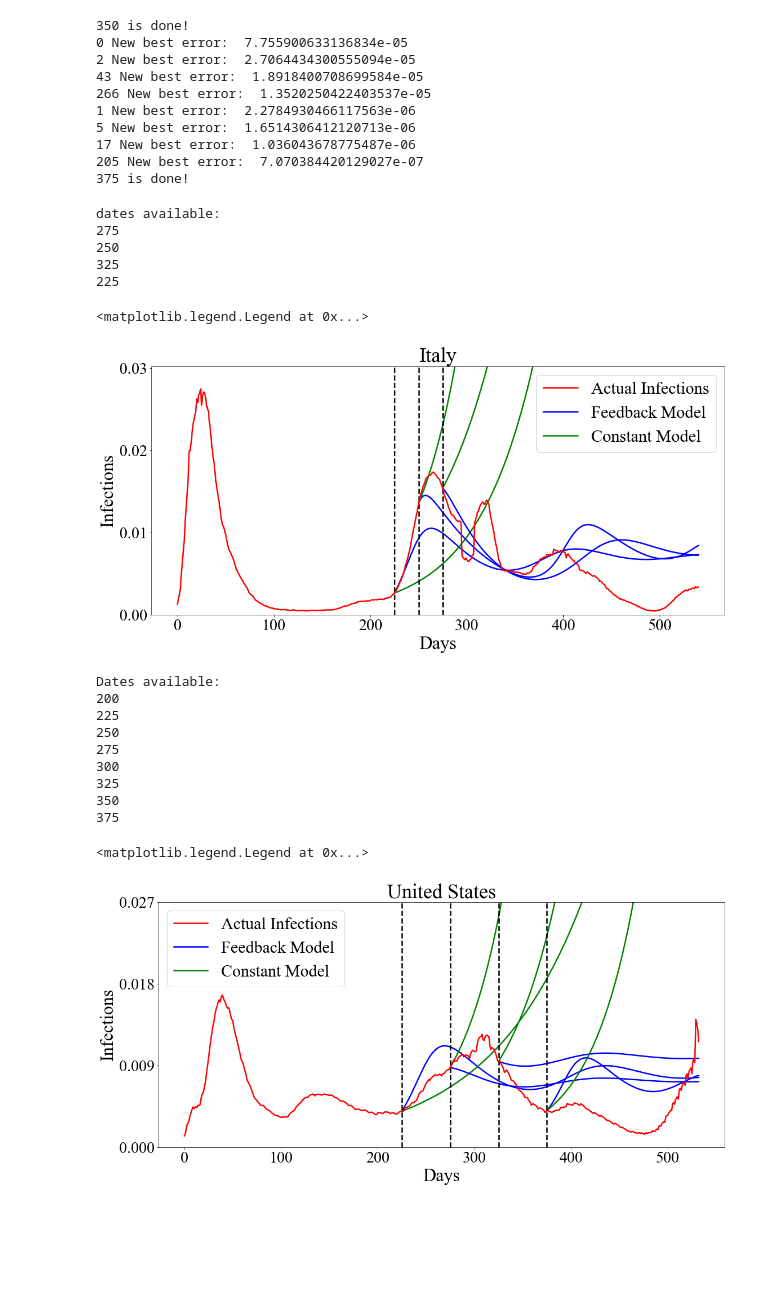
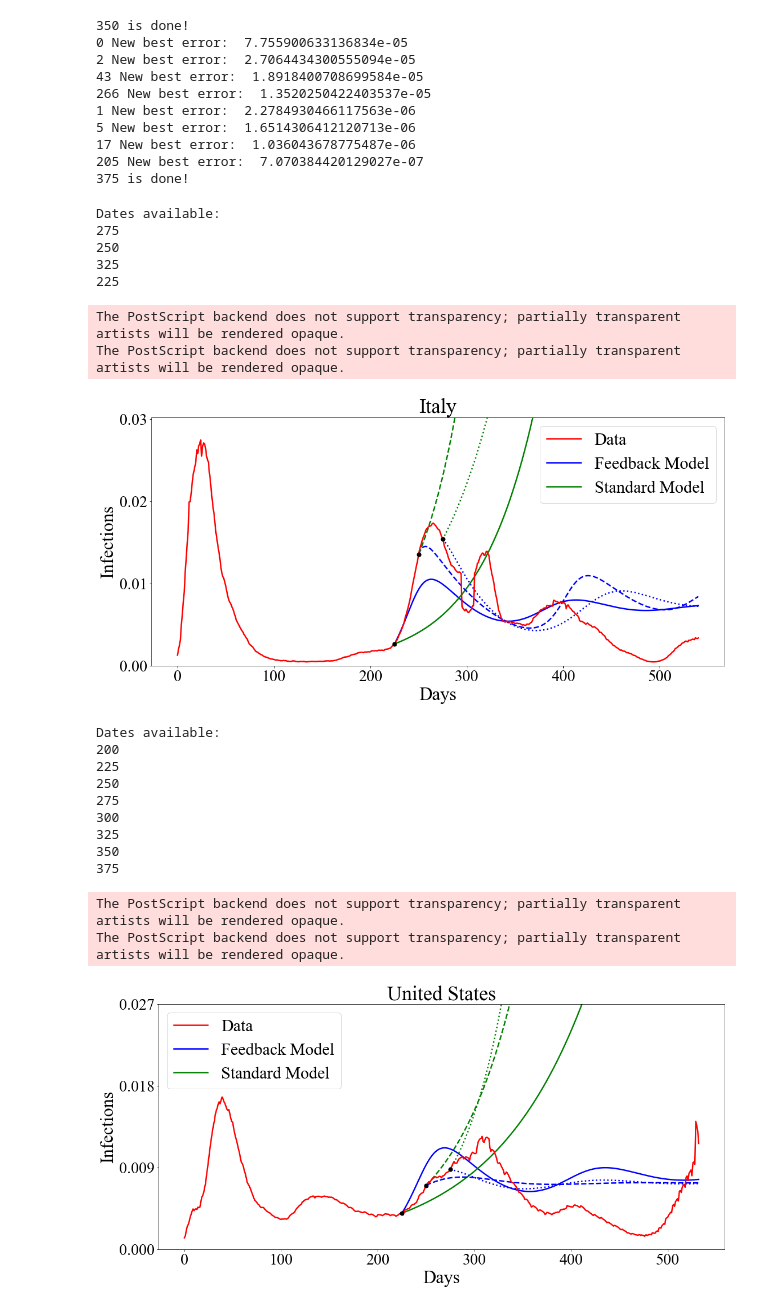
Before and after one commit to holiday-pettijohn/COVID-Tracking-Biola-Summer, a Jupyter notebook: Code/Feedback Paper Code/Simulation Figure.ipynb, the cells around one changed output. Cells and saved outputs as stored; diff of their text form; code cells hidden in the pictures; blank space fills up the shorter version.

Commit message:
figures are never done, plots are eternal

```diff
--- a/Code/Feedback Paper Code/Simulation Figure.ipynb
+++ b/Code/Feedback Paper Code/Simulation Figure.ipynb
@@ -255,31 +256,30 @@ for simDateStr in italyFits:
     print(simDateStr)
 
 simDateList = ["225", "250", "275"]
+linestyles = ["solid", "dashed", "dotted"]
 
 fig, ax = plt.subplots(figsize=(18,8))
 
 import matplotlib.lines
 plt.rcParams['font.family'] = "Times New Roman"
 
-for simDateStr in simDateList:
+for i in range(len(simDateList)):
+    simDateStr = simDateList[i]
     params = italyFits[simDateStr]
     paramsConst = italyConstFits[simDateStr]
     simDate = int(simDateStr)
 
-    xSeries = np.arange(0,len(I),1)
+    xSeries = np.arange(0,len(I), 1)
 
     simA, simI = gdm.simFunc(params, consts, giveA=True)
     params[0] = simA[simDate]
     params[1] = I[simDate]
     paramsConst[0] = I[simDate]
 
-    ax.plot(xSeries[simDate:], gdm.simFunc(params,consts)[:-simDate], color="blue", linewidth=2.5)
-    ax.plot(xSeries[simDate:], gdm.simFuncConst(paramsConst,consts)[:-simDate], color="green", linewidth=2.5)
+    ax.plot(xSeries[simDate:], gdm.simFunc(params,consts)[:-simDate], color="blue", linewidth=2.5, linestyle=linestyles[i])
+    ax.plot(xSeries[simDate:], gdm.simFuncConst(paramsConst,consts)[:-simDate], color="green", linewidth=2.5, linestyle=linestyles[i])
 
-    ax.axvline(x=simDate, color="black", linestyle="dashed", linewidth=2.5)
-
-
-ax.plot(xSeries, I, color="red", label="Actual Infections", linewidth=2.5)
+ax.plot(xSeries, I, color="red", label="Data", linewidth=2.5)
 ax.set_ylim([0, 1.1*max(I)])
 
 ax.set_yticks([0, .01, .02, .03]) #manually set y ticks
@@ -291,18 +291,23 @@ ax.tick_params(axis='x', labelsize=28)
 ax.tick_params(axis='y', labelsize=28)
 
 ax.plot([0],[1], color="blue", linewidth=2.5, label="Feedback Model") #to show up in the legend
-ax.plot([0],[1], color="green", linewidth=2.5, label="Constant Model") #to show up in the legend
+ax.plot([0],[1], color="green", linewidth=2.5, label="Standard Model") #to show up in the legend
 ax.legend(fontsize=30)
 
-#plt.savefig("Figures/ItalySimulations.jpeg", bbox_inches = 'tight')
+
+for simDateStr in simDateList:
+    simDate = int(simDateStr)
+    ax.scatter(x=simDate, y=I[simDate], color="black", s=50, zorder=20) #zorder is layer number, s is size
+plt.savefig("Figures/ItalySimulations.eps", bbox_inches = 'tight')
 # %% [output]
-dates available:
+Dates available:
 275
 250
 325
 225
-<matplotlib.legend.Legend at 0x...>
+The PostScript backend does not support transparency; partially transparent artists will be rendered opaque.
+The PostScript backend does not support transparency; partially transparent artists will be rendered opaque.
-[figure, old version]
+[figure, new version]
 # %%
 fitFileName = "..\\..\\Data\\AIRD fits\\USSimFits.csv"
 fitConstFileName = "..\\..\\Data\\AIRD fits\\USSimFitsConst.csv"
@@ -316,14 +321,16 @@ print("Dates available: ")
 for simDateStr in usFits:
     print(simDateStr)
 
-simDateList = ["225", "275","325","375"] #["200", "225", "250", "275", "300", "325", "350", "375"]
+simDateList = ["225", "250", "275"] #["200", "225", "250", "275", "300", "325", "350", "375"]
+linestyles = ["solid", "dashed", "dotted"]
 
 fig, ax = plt.subplots(figsize=(18,8))
 
 import matplotlib.lines
 plt.rcParams['font.family'] = "Times New Roman"
 
-for simDateStr in simDateList:
+for i in range(len(simDateList)):
+    simDateStr = simDateList[i]
     params = usFits[simDateStr]
     paramsConst = usConstFits[simDateStr]
     simDate = int(simDateStr)
@@ -333,39 +340,43 @@ for simDateStr in simDateList:
     simA, simI = gdm.simFunc(params, consts, giveA=True)
     params[0] = simA[simDate]
     params[1] = I[simDate]
     paramsConst[0] = I[simDate]
 
-    ax.plot(xSeries[simDate:], gdm.simFunc(params,consts)[:-simDate], color="blue", linewidth=2.5)
-    ax.plot(xSeries[simDate:], gdm.simFuncConst(paramsConst,consts)[:-simDate], color="green", linewidth=2.5)
-
-    ax.axvline(x=simDate, color="black", linestyle="dashed", linewidth=2.5)
+    ax.plot(xSeries[simDate:], gdm.simFunc(params,consts)[:-simDate], color="blue", linewidth=2.5, linestyle=linestyles[i])
+    ax.plot(xSeries[simDate:], gdm.simFuncConst(paramsConst,consts)[:-simDate], color="green", linewidth=2.5, linestyle=linestyles[i])
 
 
-ax.plot(xSeries, I, color="red", label="Actual Infections", linewidth=2.5)
+ax.plot(xSeries, I, color="red", label="Data", linewidth=2.5)
 ax.set_ylim([0, 1.1*max(I)])
 
 ax.set_yticks([0, .009, .018, .027]) #manually set y ticks
 
 ax.set_ylabel("Infections", fontsize=32)
 ax.set_xlabel("Days", fontsize=32)
 ax.set_title("United States", fontsize=36)
 ax.tick_params(axis='x', labelsize=28)
 ax.tick_params(axis='y', labelsize=28)
 
 ax.plot([0],[1], color="blue", linewidth=2.5, label="Feedback Model") #to show up in the legend
-ax.plot([0],[1], color="green", linewidth=2.5, label="Constant Model") #to show up in the legend
+ax.plot([0],[1], color="green", linewidth=2.5, label="Standard Model") #to show up in the legend
 ax.legend(fontsize=30)
 
-#plt.savefig("Figures/USSimulations.jpeg", bbox_inches = 'tight')
+#ax.scatter(x=simDate, y=I[simDate], color="black", label='Simulation Date')
+
+for simDateStr in simDateList:
+    simDate = int(simDateStr)
+    ax.scatter(x=simDate, y=I[simDate], color="black", s=50, zorder=20) #zorder is layer number, s is size
+#plt.savefig("Figures/USSimulations.eps", bbox_inches = 'tight')
 # %% [output]
 Dates available:
 200
 225
 250
 275
 300
 325
 350
 375
-<matplotlib.legend.Legend at 0x...>
+The PostScript backend does not support transparency; partially transparent artists will be rendered opaque.
+The PostScript backend does not support transparency; partially transparent artists will be rendered opaque.
-[figure, old version]
+[figure, new version]
```
Also changed, not shown: parts of 2 cells of this notebook, 7 other files.
